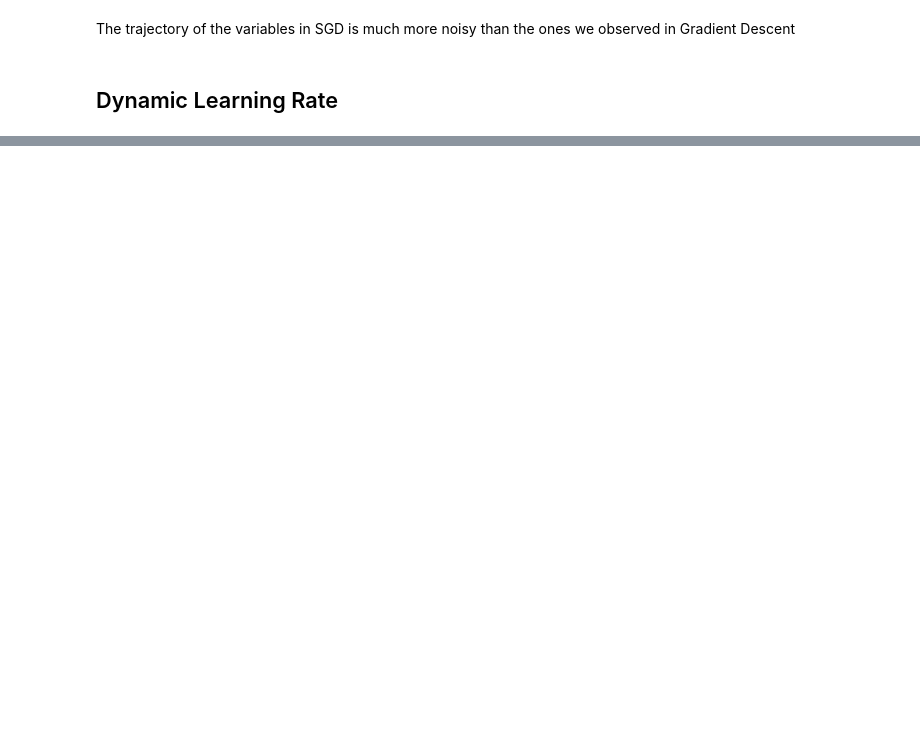
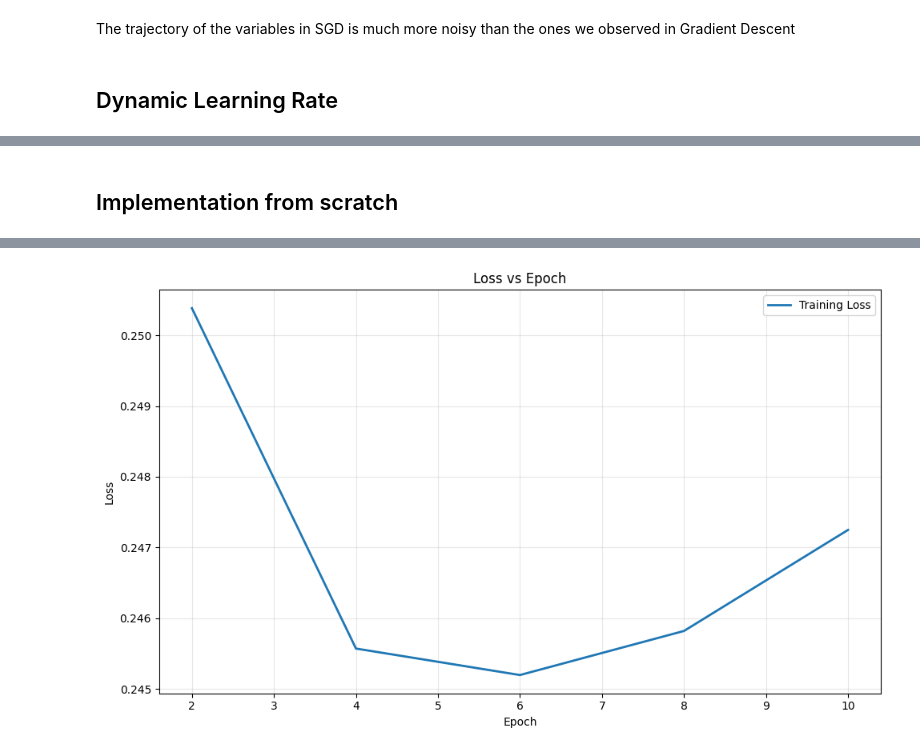
Before and after one commit to ishaanpaul98/Deep-Learning, a Jupyter notebook: Optimization Algorithms/optimization_algorithms.ipynb, the cells around one changed output, grey strips where cells are left out. Saved outputs shown, nothing was run; the diff lists cells and outputs as text; code cells hidden in the pictures; blank space fills up the shorter version.

```diff
--- a/Optimization Algorithms/optimization_algorithms.ipynb
+++ b/Optimization Algorithms/optimization_algorithms.ipynb
@@ -338,0 +517,2 @@ epoch 1000, x1: -0.729313, x2: -0.028798
+# %% [markdown]
+## Implementation from scratch
@@ -338,0 +524,44 @@ epoch 1000, x1: -0.729313, x2: -0.028798
+# %%
+def train_ch11(trainer_fn, states, hyperparams, data_iter,
+               feature_dim, num_epochs=2):
+    # Initialization
+    w = torch.normal(mean=0.0, std=0.01, size=(feature_dim, 1),
+                     requires_grad=True)
+    b = torch.zeros((1), requires_grad=True)
+    net, loss = lambda X: linreg(X, w, b), squared_loss
+
+    # Train
+    animator = Animator(xlabel='Epoch', ylabel='Loss', legend=['Training Loss'])
+    n, timer = 0, Timer()
+    timer.start()
+
+    print(f"Training for {num_epochs} epochs...")
+    for epoch in range(num_epochs):
+        for X, y in data_iter:
+            l = loss(net(X), y).mean()
+            l.backward()
+            trainer_fn([w, b], states, hyperparams)
+            n += X.shape[0]
+            if n % 200 == 0:
+                timer.stop()
+                current_loss = evaluate_loss(net, data_iter, loss)
+                #animator.add(n/X.shape[0]/len(data_iter), current_loss)
+                animator.add(float(n/X.shape[0]/len(data_iter)), current_loss)
+                timer.start()
+
+    timer.stop()
+    final_loss = animator.Y[0][-1] if animator.Y[0] else 0
+    print(f'Final loss: {final_loss:.3f}, {timer.sum()/num_epochs:.3f} sec/epoch')
+
+    # Show the training plot
+    animator.show()
+
+    return timer.cumsum(), animator.Y[0]
+# %%
+def train_sgd(lr, batch_size, num_epochs=2):
+    data_iter, feature_dim = get_data_ch11(batch_size)
+    return train_ch11(
+        sgd, None, {'lr': lr}, data_iter, feature_dim, num_epochs)
+
+gd_res = train_sgd(1, 1500, 10)
+# %% [output]
@@ -338,0 +571 @@ epoch 1000, x1: -0.729313, x2: -0.028798
+[figure, added]
```
Also changed, not shown: parts of 44 cells of this notebook, 1 other file.
